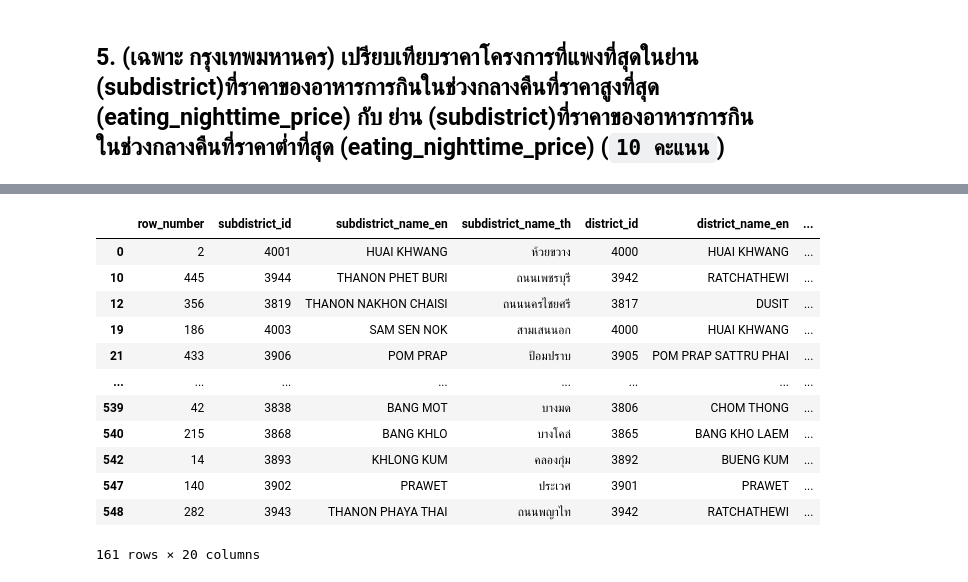
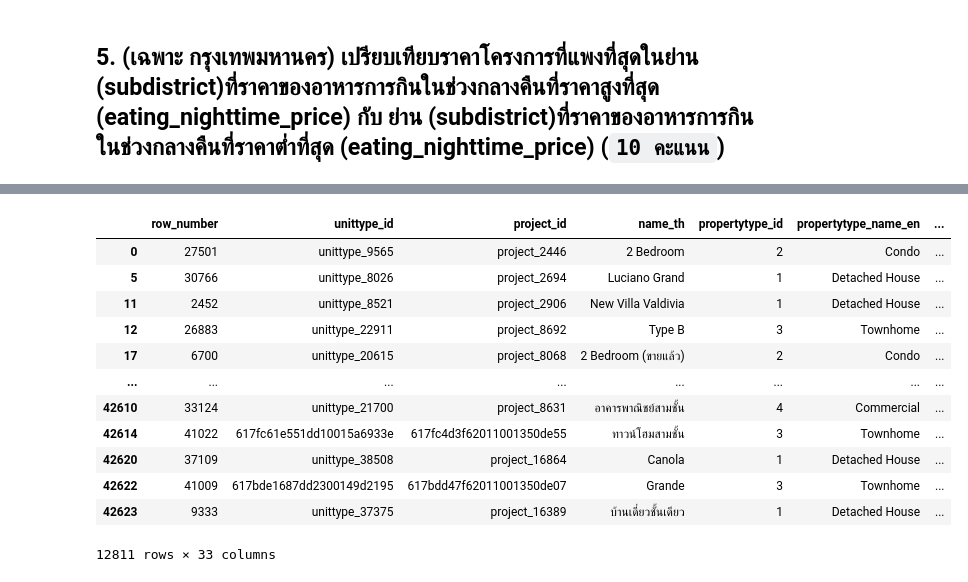
Before and after one commit to pornnakanok/BasicProg_DataViz65, a Jupyter notebook: midterm65.ipynb, the cells around one changed output, grey strips where cells are left out. Drawn from its saved outputs; the diff is of its cells as text; code cells hidden in the pictures.

````diff
--- a/midterm65.ipynb
+++ b/midterm65.ipynb
@@ -228,2 +325,10 @@ F.iloc[0:1]
 # %% [markdown]
 ## 5. (เฉพาะ กรุงเทพมหานคร) เปรียบเทียบราคาโครงการที่แพงที่สุดในย่าน (subdistrict)ที่ราคาของอาหารการกินในช่วงกลางคืนที่ราคาสูงที่สุด (eating_nighttime_price) กับ ย่าน (subdistrict)ที่ราคาของอาหารการกินในช่วงกลางคืนที่ราคาต่ำที่สุด (eating_nighttime_price) (```10 คะแนน```)
+# %%
+unit['province_name_en'] = unit['project_id'].map(project_nodup.set_index('project_id')['province_name_en'])
+# %%
+unit['eating_nighttime_price'] = unit['subdistrict_name_en'].map(eat_nodup.set_index('subdistrict_name_en')['eating_nighttime_price']) # ต่อตาราง
+# %%
+unit.dropna(subset=['province_name_en'],inplace = True) # columnนี้จะไม่มี missingแน่นอน แนวแถว
+# %%
+unit.fillna(value={'eating_nighttime_price':unit['eating_nighttime_price'].mean()},inplace = True) # แทนค่า missing ของ price_min ด้วย ค่าเฉลี่ย
@@ -230,17 +345,17 @@ F.iloc[0:1]
 # %%
-eat_bkk = eat[eat['province_name_en']=='Bangkok']
+eat_bkk = unit[unit['province_name_en']=='Bangkok']  #เฉพาะ กรุงเทพมหานคร
 eat_bkk
 # %% [output]
-|  | row_number | subdistrict_id | subdistrict_name_en | subdistrict_name_th | district_id | district_name_en | ... |
-| 0 | 2 | 4001 | HUAI KHWANG | ห้วยขวาง | 4000 | HUAI KHWANG | ... |
-| 10 | 445 | 3944 | THANON PHET BURI | ถนนเพชรบุรี | 3942 | RATCHATHEWI | ... |
-| 12 | 356 | 3819 | THANON NAKHON CHAISI | ถนนนครไชยศรี | 3817 | DUSIT | ... |
-| 19 | 186 | 4003 | SAM SEN NOK | สามเสนนอก | 4000 | HUAI KHWANG | ... |
-| 21 | 433 | 3906 | POM PRAP | ป้อมปราบ | 3905 | POM PRAP SATTRU PHAI | ... |
+|  | row_number | unittype_id | project_id | name_th | propertytype_id | propertytype_name_en | ... |
+| 0 | 27501 | unittype_9565 | project_2446 | 2 Bedroom | 2 | Condo | ... |
+| 5 | 30766 | unittype_8026 | project_2694 | Luciano Grand | 1 | Detached House | ... |
+| 11 | 2452 | unittype_8521 | project_2906 | New Villa Valdivia | 1 | Detached House | ... |
+| 12 | 26883 | unittype_22911 | project_8692 | Type B | 3 | Townhome | ... |
+| 17 | 6700 | unittype_20615 | project_8068 | 2 Bedroom (ขายแล้ว) | 2 | Condo | ... |
 | ... | ... | ... | ... | ... | ... | ... | ... |
-| 539 | 42 | 3838 | BANG MOT | บางมด | 3806 | CHOM THONG | ... |
-| 540 | 215 | 3868 | BANG KHLO | บางโคล่ | 3865 | BANG KHO LAEM | ... |
-| 542 | 14 | 3893 | KHLONG KUM | คลองกุ่ม | 3892 | BUENG KUM | ... |
-| 547 | 140 | 3902 | PRAWET | ประเวศ | 3901 | PRAWET | ... |
-| 548 | 282 | 3943 | THANON PHAYA THAI | ถนนพญาไท | 3942 | RATCHATHEWI | ... |
+| 42610 | 33124 | unittype_21700 | project_8631 | อาคารพาณิชย์สามชั้น | 4 | Commercial | ... |
+| 42614 | 41022 | 617fc61e551dd10015a6933e | 617fc4d3f62011001350de55 | ทาวน์โฮมสามชั้น | 3 | Townhome | ... |
+| 42620 | 37109 | unittype_38508 | project_16864 | Canola | 1 | Detached House | ... |
+| 42622 | 41009 | 617bde1687dd2300149d2195 | 617bdd47f62011001350de07 | Grande | 3 | Townhome | ... |
+| 42623 | 9333 | unittype_37375 | project_16389 | บ้านเดี่ยวชั้นเดียว | 1 | Detached House | ... |
-161 rows × 20 columns
+12811 rows × 33 columns
````
Also changed, not shown: parts of 82 cells of this notebook.
